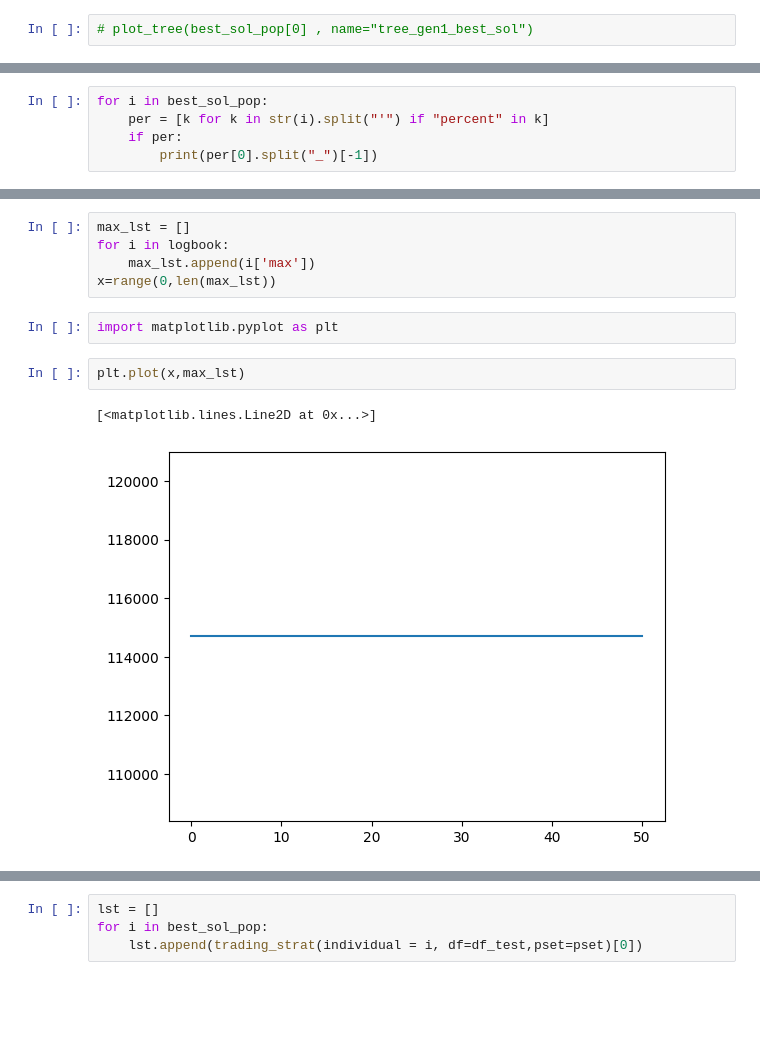
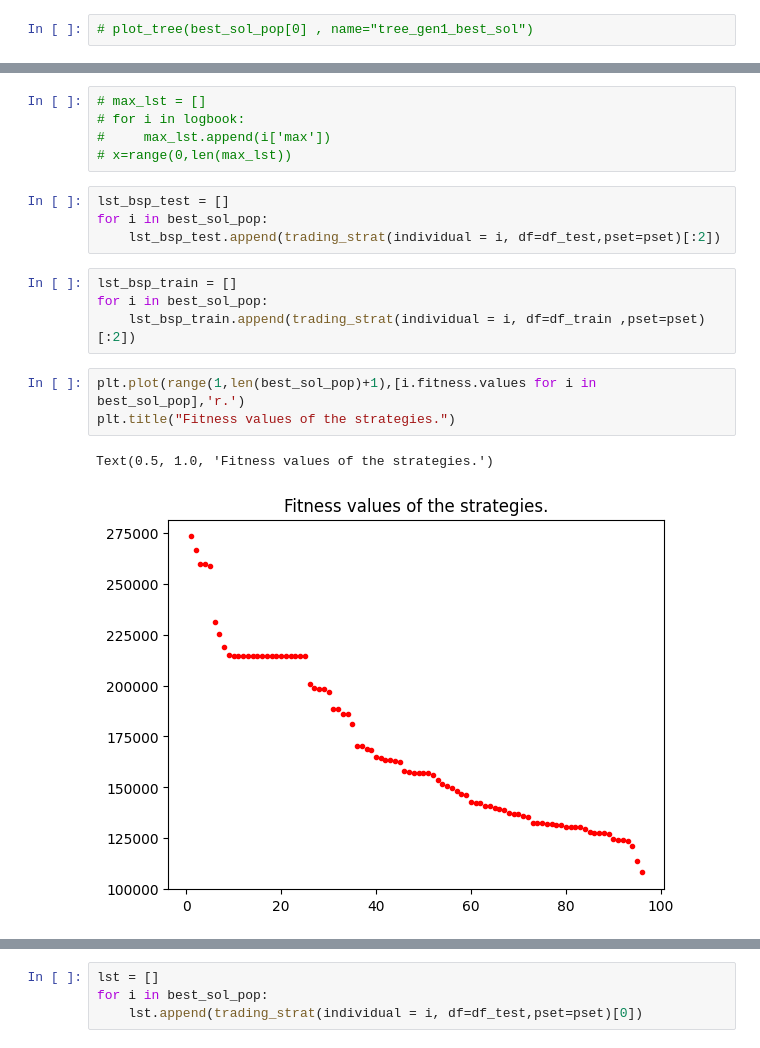
Before and after one commit to KhanNot/GP_trading_strategies, a Jupyter notebook: read_results.ipynb, the cells around one changed output, grey strips where cells are left out. Cells and saved outputs as stored; diff of their text form; blank space fills up the shorter version.

```diff
--- a/read_results.ipynb
+++ b/read_results.ipynb
@@ -171,5 +175,0 @@ best_sol_pop
-# %%
-for i in best_sol_pop:
-    per = [k for k in str(i).split("'") if "percent" in k]
-    if per:
-        print(per[0].split("_")[-1])
@@ -194,12 +194,19 @@ logbook[-1]
 # %%
-max_lst = []
-for i in logbook:
-    max_lst.append(i['max'])
-x=range(0,len(max_lst))
+# max_lst = []
+# for i in logbook:
+#     max_lst.append(i['max'])
+# x=range(0,len(max_lst))
-# %%
-import matplotlib.pyplot as plt
-# %%
-plt.plot(x,max_lst)
-# %% [output]
-[<matplotlib.lines.Line2D at 0x...>]
-[figure, removed]
+# %%
+lst_bsp_test = []
+for i in best_sol_pop:
+    lst_bsp_test.append(trading_strat(individual = i, df=df_test,pset=pset)[:2])
+# %%
+lst_bsp_train = []
+for i in best_sol_pop:
+    lst_bsp_train.append(trading_strat(individual = i, df=df_train ,pset=pset)[:2])
+# %%
+plt.plot(range(1,len(best_sol_pop)+1),[i.fitness.values for i in best_sol_pop],'r.')
+plt.title("Fitness values of the strategies.")
+# %% [output]
+Text(0.5, 1.0, 'Fitness values of the strategies.')
+[figure, added]
```
Also changed, not shown: parts of 25 cells of this notebook, 1 other file.
